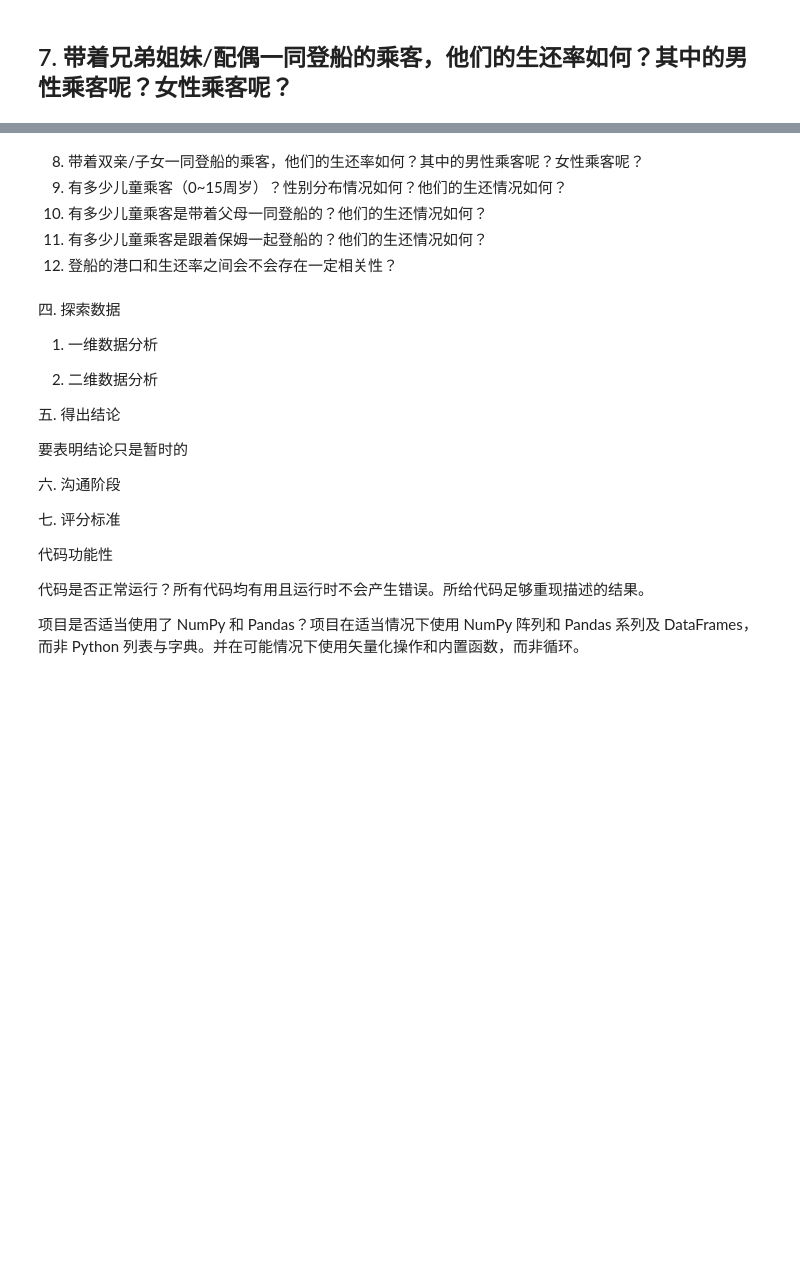
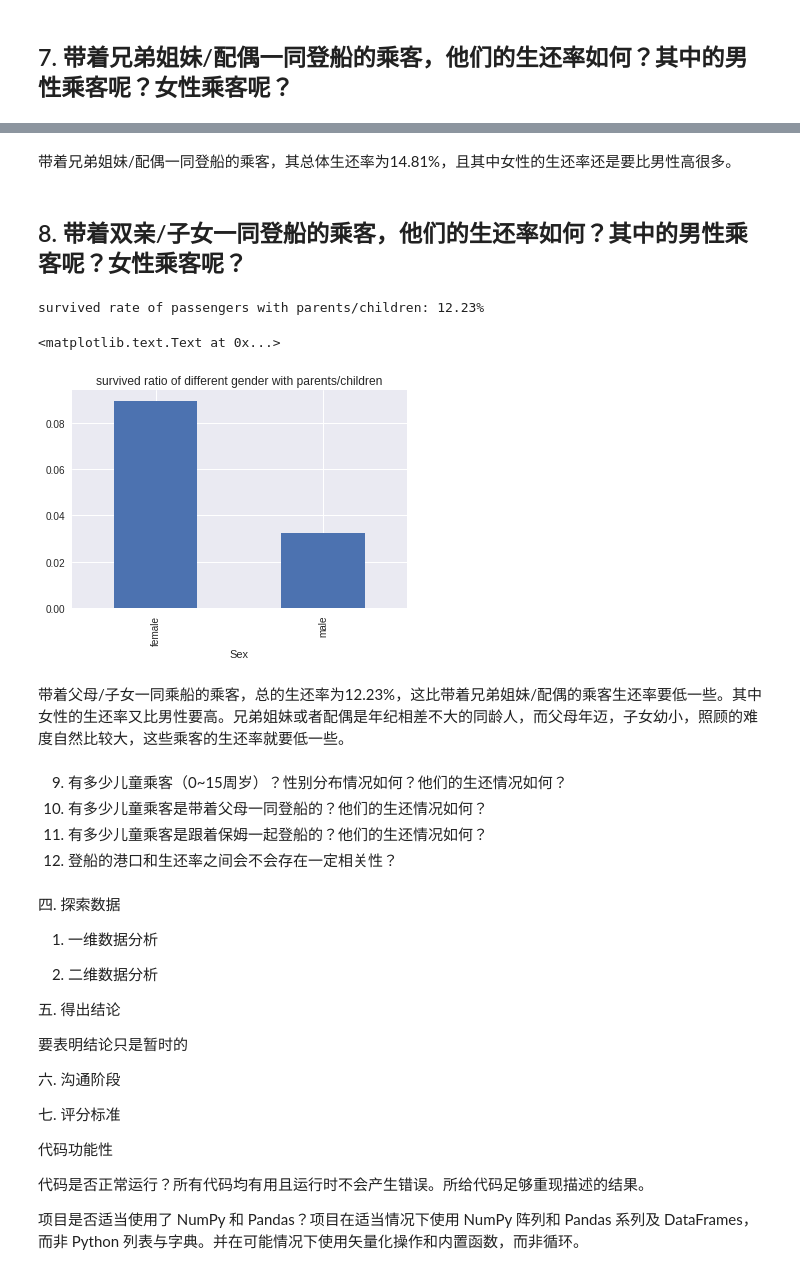
Before and after one commit to leesper/become-data-analyst, a Jupyter notebook: P2investigate_dataset/P2investivate_dataset.ipynb, the cells around one changed output, grey strips where cells are left out. Cells and saved outputs as stored; diff of their text form; code cells hidden in the pictures; blank space fills up the shorter version.

```diff
--- a/P2investigate_dataset/P2investivate_dataset.ipynb
+++ b/P2investigate_dataset/P2investivate_dataset.ipynb
@@ -289,5 +302,23 @@ Name: PassengerId, dtype: int64
+# %% [markdown]
+带着兄弟姐妹/配偶一同登船的乘客，其总体生还率为14.81%，且其中女性的生还率还是要比男性高很多。
+# %% [markdown]
+## 8. 带着双亲/子女一同登船的乘客，他们的生还率如何？其中的男性乘客呢？女性乘客呢？
+# %%
+titanic_df_parch = titanic_df[titanic_df['Parch'] > 0]
+survived_ratio_parch = titanic_df_parch['Survived'].sum() / float(len(titanic_df))
+print('survived rate of passengers with parents/children: {}'.format(str(round(survived_ratio_parch * 100, 2)) + '%'))
+
+passengers_parch_gender = titanic_df_parch.groupby('Sex')
+survived_ratio_parch_gender = passengers_parch_gender['Survived'].sum() / len(titanic_df)
+ax1 = survived_ratio_parch_gender.plot(kind='bar')
+ax1.set_title('survived ratio of different gender with parents/children')
+# %% [output]
+survived rate of passengers with parents/children: 12.23%
+<matplotlib.text.Text at 0x...>
+[figure, added]
+# %% [markdown]
+带着父母/子女一同乘船的乘客，总的生还率为12.23%，这比带着兄弟姐妹/配偶的乘客生还率要低一些。其中女性的生还率又比男性要高。兄弟姐妹或者配偶是年纪相差不大的同龄人，而父母年迈，子女幼小，照顾的难度自然比较大，这些乘客的生还率就要低一些。
 # %% [markdown]
-8. 带着双亲/子女一同登船的乘客，他们的生还率如何？其中的男性乘客呢？女性乘客呢？
 9. 有多少儿童乘客（0~15周岁）？性别分布情况如何？他们的生还情况如何？
 10. 有多少儿童乘客是带着父母一同登船的？他们的生还情况如何？
 11. 有多少儿童乘客是跟着保姆一起登船的？他们的生还情况如何？
```
Also changed, not shown: parts of 1 cell of this notebook.
